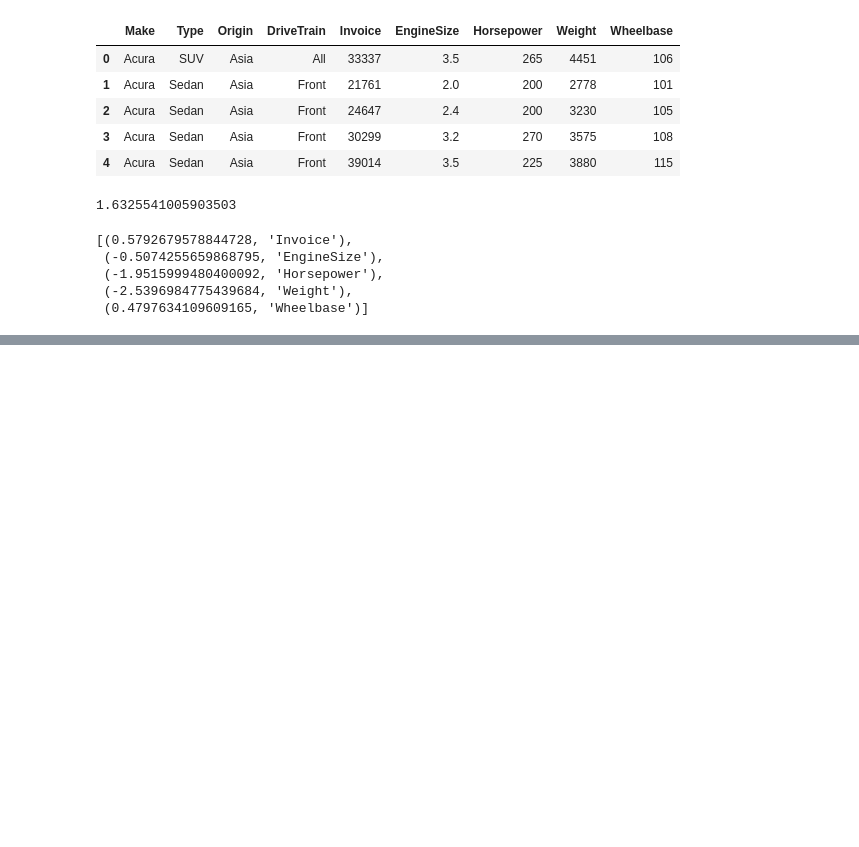
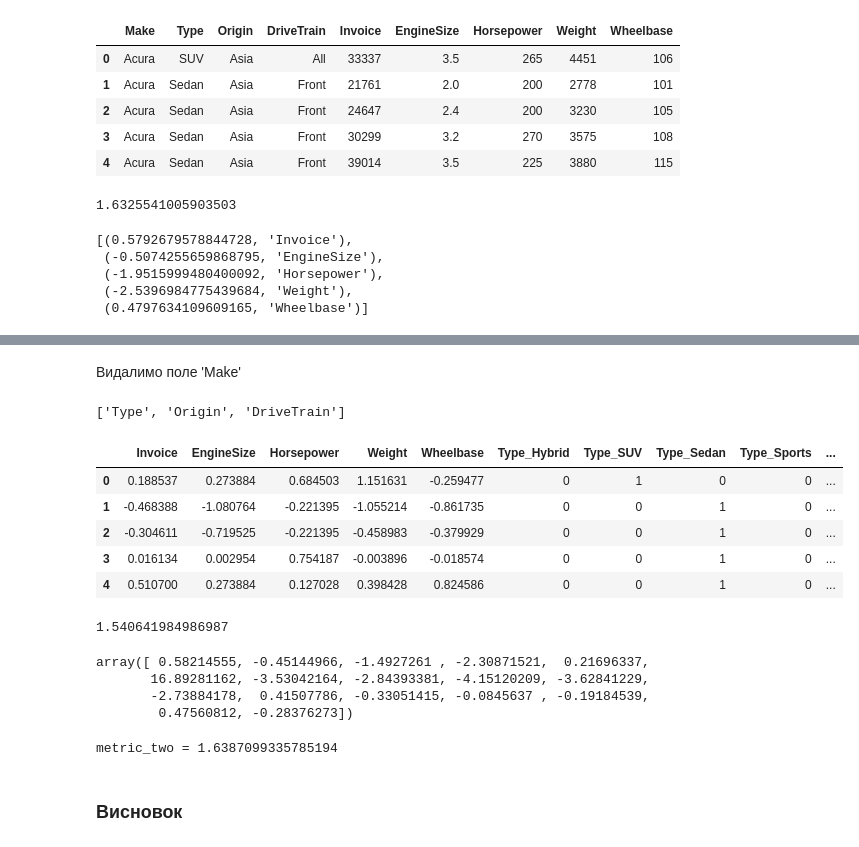
Before and after one commit to LeoRuslan/predict_cars_fuel, a Jupyter notebook: cars.ipynb, the cells around one changed output, grey strips where cells are left out. Cells and saved outputs as stored; diff of their text form; code cells hidden in the pictures; blank space fills up the shorter version.

```diff
--- a/cars.ipynb
+++ b/cars.ipynb
@@ -205,0 +223,40 @@ metrics.mean_absolute_error(y_pred, y_test)
+# %% [markdown]
+Видалимо поле 'Make'
+# %%
+df = df.drop('Make', axis=1)
+# %%
+list(df.select_dtypes(include='object').columns)
+# %% [output]
+['Type', 'Origin', 'DriveTrain']
+# %%
+# кодуємо категоріальні змінні(ohe) за допомогою бібліотеки pandas.
+df_new = df[df.select_dtypes(include='object').columns]
+for i in ['Type', 'Origin', 'DriveTrain']:
+    df_new = pd.get_dummies(df_new, columns=[i], prefix = [i])
+# %%
+#створюємо одну єдину базу, що буде складатися із закодованих категоріальних змінних і стандартизованих числових полів.
+df_final = pd.concat([pd.DataFrame(df_std, columns=num_columns), df_new], axis=1)
+# %%
+df_final.head()
+# %% [output]
+|  | Invoice | EngineSize | Horsepower | Weight | Wheelbase | Type_Hybrid | Type_SUV | Type_Sedan | Type_Sports | ... |
+| 0 | 0.188537 | 0.273884 | 0.684503 | 1.151631 | -0.259477 | 0 | 1 | 0 | 0 | ... |
+| 1 | -0.468388 | -1.080764 | -0.221395 | -1.055214 | -0.861735 | 0 | 0 | 1 | 0 | ... |
+| 2 | -0.304611 | -0.719525 | -0.221395 | -0.458983 | -0.379929 | 0 | 0 | 1 | 0 | ... |
+| 3 | 0.016134 | 0.002954 | 0.754187 | -0.003896 | -0.018574 | 0 | 0 | 1 | 0 | ... |
+| 4 | 0.510700 | 0.273884 | 0.127028 | 0.398428 | 0.824586 | 0 | 0 | 1 | 0 | ... |
+# %%
+X_train_two, X_test_two, y_train_two, y_test_two = train_test_split(df_final, y, test_size=0.3, random_state=random_state_const)
+
+-np.mean(cross_val_score(ligreg, X_train_two, y_train_two, cv=5, scoring='neg_mean_absolute_error'))
+# %% [output]
+1.540641984986987
+# %%
+# навчаємо нашу модель на тренувальних даних.
+ligreg.fit(X_train_two, y_train_two)
+ligreg.coef_
+# %% [output]
+array([ 0.58214555, -0.45144966, -1.4927261 , -2.30871521,  0.21696337,
+       16.89281162, -3.53042164, -2.84393381, -4.15120209, -3.62841229,
+       -2.73884178,  0.41507786, -0.33051415, -0.0845637 , -0.19184539,
+        0.47560812, -0.28376273])
@@ -205,0 +266,8 @@ metrics.mean_absolute_error(y_pred, y_test)
+# %%
+#перевіримо точність нашої моделі
+metric_two = metrics.mean_absolute_error(y_pred_two, y_test_two)
+print('metric_two =', metric_two)
+# %% [output]
+metric_two = 1.6387099335785194
+# %% [markdown]
+### Висновок
```
Also changed, not shown: parts of 10 cells of this notebook.
